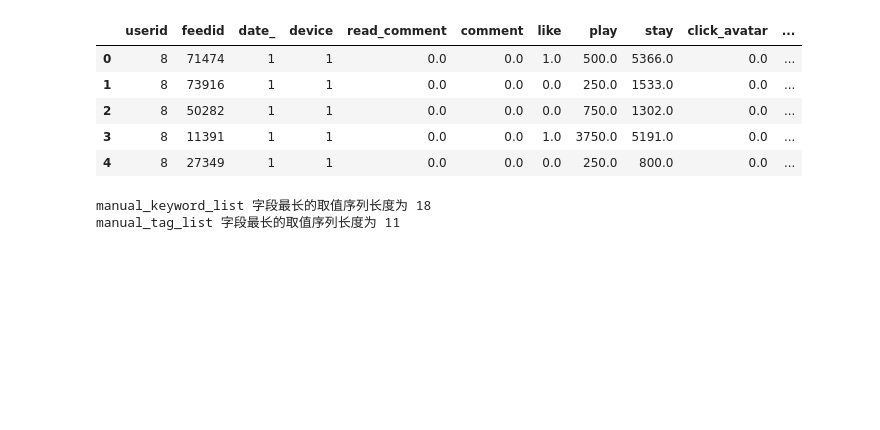
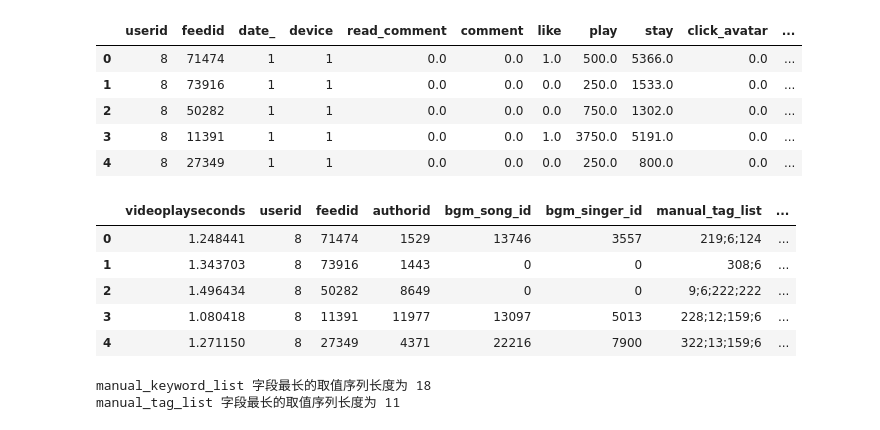
Before and after one commit to Althealam/wechat_multi_task_learning, a Jupyter notebook: data_preprocess_and_data_engineering.ipynb, the cells around one changed output. Drawn from its saved outputs; the diff is of its cells as text; code cells hidden in the pictures; blank space fills up the shorter version.

```diff
--- a/data_preprocess_and_data_engineering.ipynb
+++ b/data_preprocess_and_data_engineering.ipynb
@@ -224,6 +225,15 @@ data = data[dense_features+sparse_features+varlen_features+['date_']+target]
 #         if key not in key2index:
 #             key2index[key] = len(key2index) + 1
 #     return list(map(lambda x: key2index[x], keys))
+# %%
+data.head(5)
+# %% [output]
+|  | videoplayseconds | userid | feedid | authorid | bgm_song_id | bgm_singer_id | manual_tag_list | ... |
+| 0 | 1.248441 | 8 | 71474 | 1529 | 13746 | 3557 | 219;6;124 | ... |
+| 1 | 1.343703 | 8 | 73916 | 1443 | 0 | 0 | 308;6 | ... |
+| 2 | 1.496434 | 8 | 50282 | 8649 | 0 | 0 | 9;6;222;222 | ... |
+| 3 | 1.080418 | 8 | 11391 | 11977 | 13097 | 5013 | 228;12;159;6 | ... |
+| 4 | 1.271150 | 8 | 27349 | 4371 | 22216 | 7900 | 322;13;159;6 | ... |
 # %%
 # 变长特征编码
 # 处理manual_keyword_list和manual_tag_list变长特征
```
Also changed, not shown: parts of 3 cells of this notebook, 3 other files.
